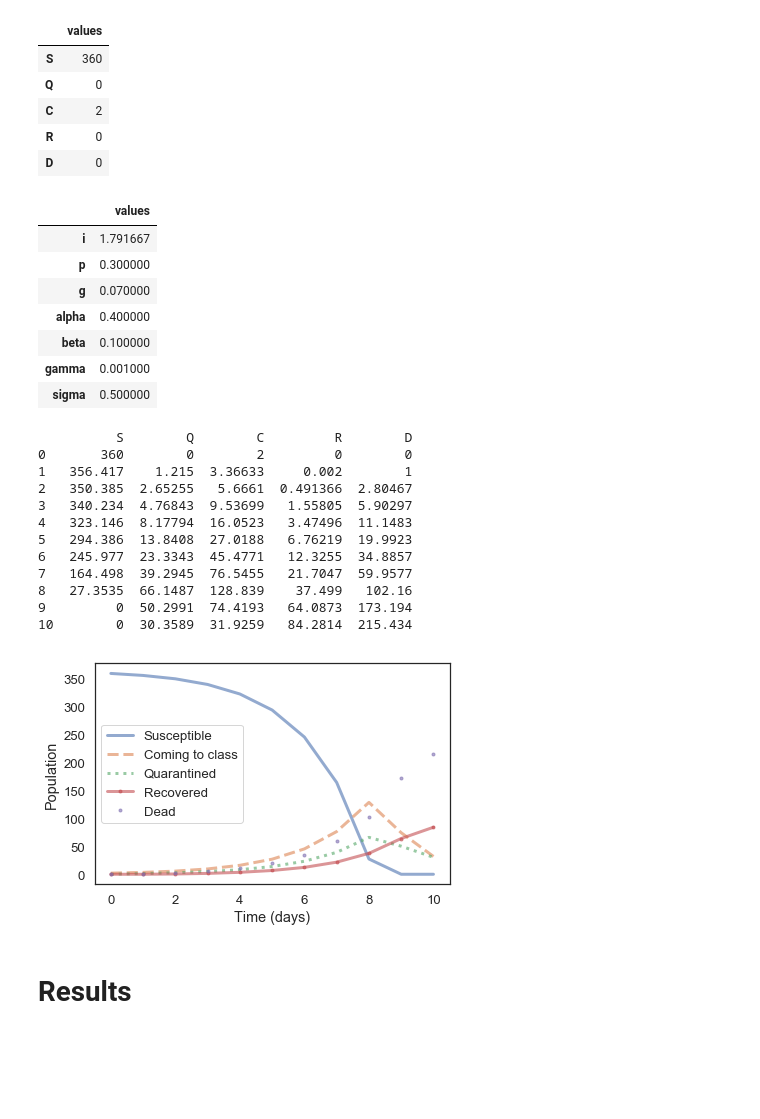
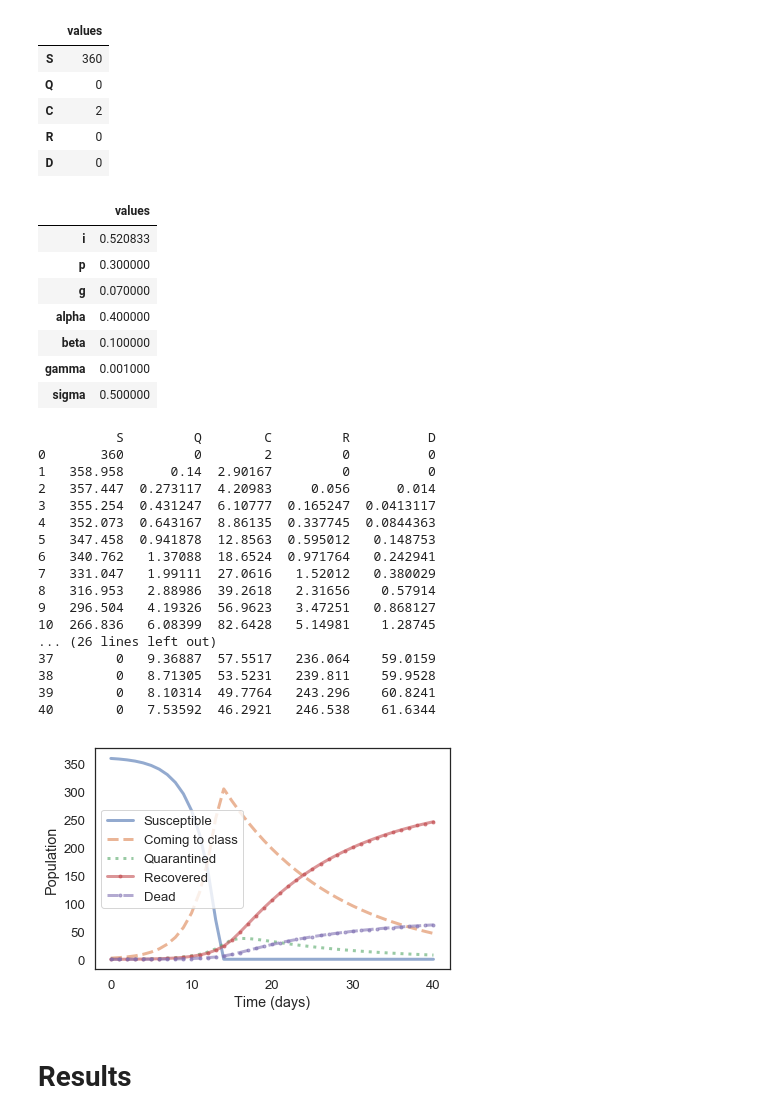
Before and after one commit to AustinVes/ModSim-Project2, a Jupyter notebook: project_notebook.ipynb, the cells around one changed output. Saved outputs shown, nothing was run; the diff lists cells and outputs as text; code cells hidden in the pictures; blank space fills up the shorter version.

```diff
--- a/project_notebook.ipynb
+++ b/project_notebook.ipynb
@@ -40,25 +40,19 @@ init = State(S=360, Q=0, C=2, R=0, D=0)
 '''
 i: contagion rate
 p: proportion quarantined
-g: "go home" rate (a.k.a. C->Q rate)
 alpha: quarantined recovery rate
 beta: quarantined death rate
-gamma: coming to class recovery rate
-sigma: coming to class death rate
 '''
 
 system = System(
-    i=0.1 * 5/24 * 86,
-    p=0.3,
+    i=0.1 * 5/24 * 25,
     g=0.07,
     alpha=0.4,
     beta=0.1,
-    gamma=0.001,
-    sigma=0.5
 )
 # %% [output]
 |  | values |
-| i | 1.791667 |
+| i | 0.520833 |
 | p | 0.300000 |
 | g | 0.070000 |
 | alpha | 0.400000 |
@@ -76,13 +70,13 @@ def update_func(state, system, dt=1):
         delta = i/S
 
     infections = min([S * C * delta, S])
-    recoveries = min([Q*alpha + C*gamma, 80])
-    deaths     = min([Q*beta + C*sigma, 80])
+    recoveries = min([Q*alpha, 360])
+    deaths     = min([Q*beta, 360])
 
 
     dSdt = -infections * dt
-    dQdt = (infections * p + C*g - Q*alpha - Q*beta) * dt
-    dCdt = (infections * (1-p) - C*gamma - C*sigma - C*g) * dt
+    dCdt = (infections - C*g) * dt
+    dQdt = (C*g - Q*alpha - Q*beta) * dt
     dRdt = (recoveries) * dt
     dDdt = (deaths) * dt
 
@@ -112,26 +106,31 @@ def plot_results(results):
     plot(results['C'], '--', label='Coming to class')
     plot(results['Q'], ':', label='Quarantined')
     plot(results['R'], '.-', label='Recovered')
-    plot(results['D'], '.', label='Dead')
+    plot(results['D'], '.--', label='Dead')
     decorate(xlabel='Time (days)', ylabel='Population')
 # %%
-results = run_simulation(system, init, 10, 1)
+results = run_simulation(system, init, 40, 1)
 plot_results(results)
 print(results)
 # %% [output]
-          S        Q        C         R        D
-0       360        0        2         0        0
-1   356.417    1.215  3.36633     0.002        1
-2   350.385  2.65255   5.6661  0.491366  2.80467
-3   340.234  4.76843  9.53699   1.55805  5.90297
-4   323.146  8.17794  16.0523   3.47496  11.1483
-5   294.386  13.8408  27.0188   6.76219  19.9923
-6   245.977  23.3343  45.4771   12.3255  34.8857
-7   164.498  39.2945  76.5455   21.7047  59.9577
-8   27.3535  66.1487  128.839    37.499   102.16
-9         0  50.2991  74.4193   64.0873  173.194
-10        0  30.3589  31.9259   84.2814  215.434
+          S         Q        C         R          D
+0       360         0        2         0          0
+1   358.958      0.14  2.90167         0          0
+2   357.447  0.273117  4.20983     0.056      0.014
+3   355.254  0.431247  6.10777  0.165247  0.0413117
+4   352.073  0.643167  8.86135  0.337745  0.0844363
+5   347.458  0.941878  12.8563  0.595012   0.148753
+6   340.762   1.37088  18.6524  0.971764   0.242941
+7   331.047   1.99111  27.0616   1.52012   0.380029
+8   316.953   2.88986  39.2618   2.31656    0.57914
+9   296.504   4.19326  56.9623   3.47251   0.868127
+10  266.836   6.08399  82.6428   5.14981    1.28745
+... (26 lines left out)
+37        0   9.36887  57.5517   236.064    59.0159
+38        0   8.71305  53.5231   239.811    59.9528
+39        0   8.10314  49.7764   243.296    60.8241
+40        0   7.53592  46.2921   246.538    61.6344
-[figure, old version]
+[figure, new version]
 # %% [markdown]
 # Results
 # %%
```
